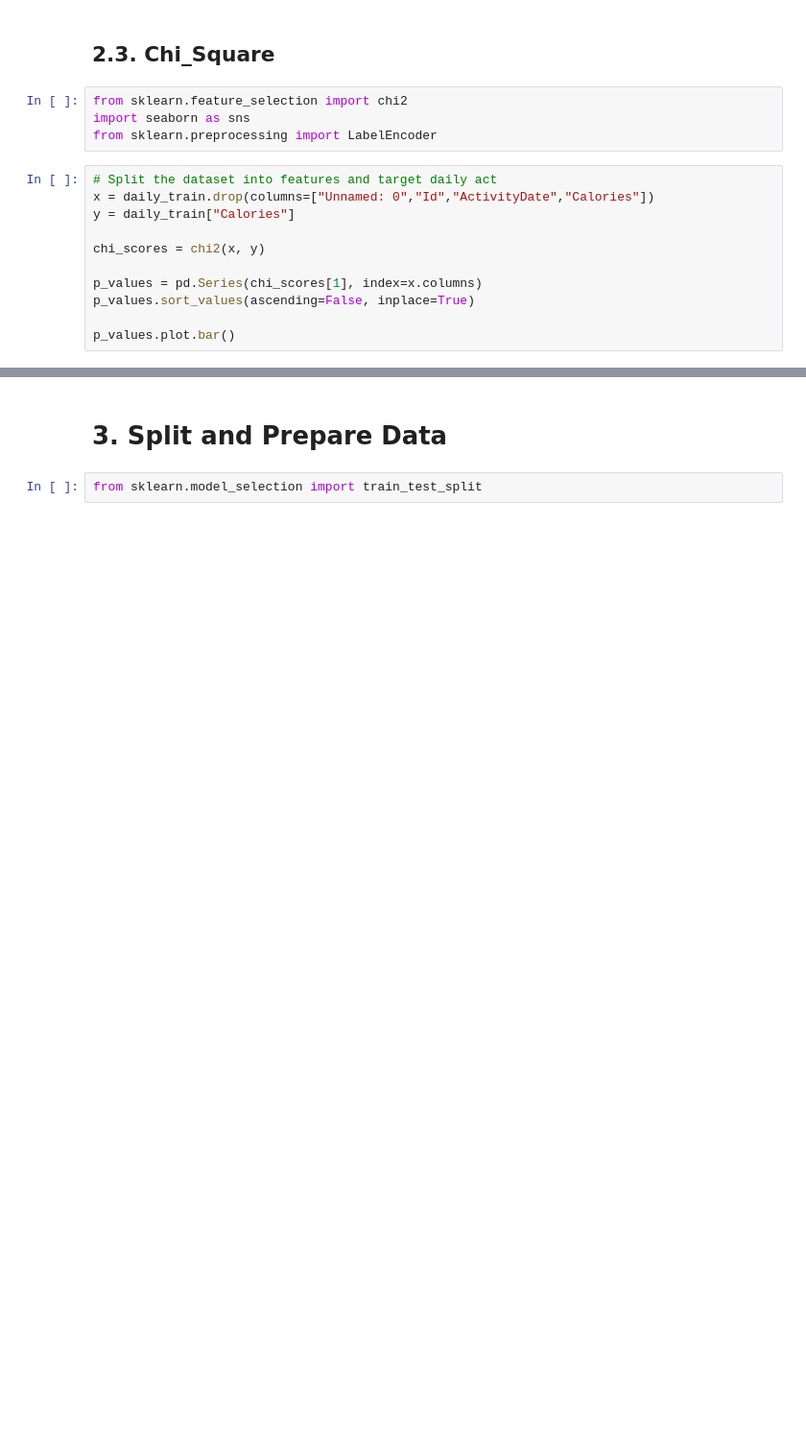
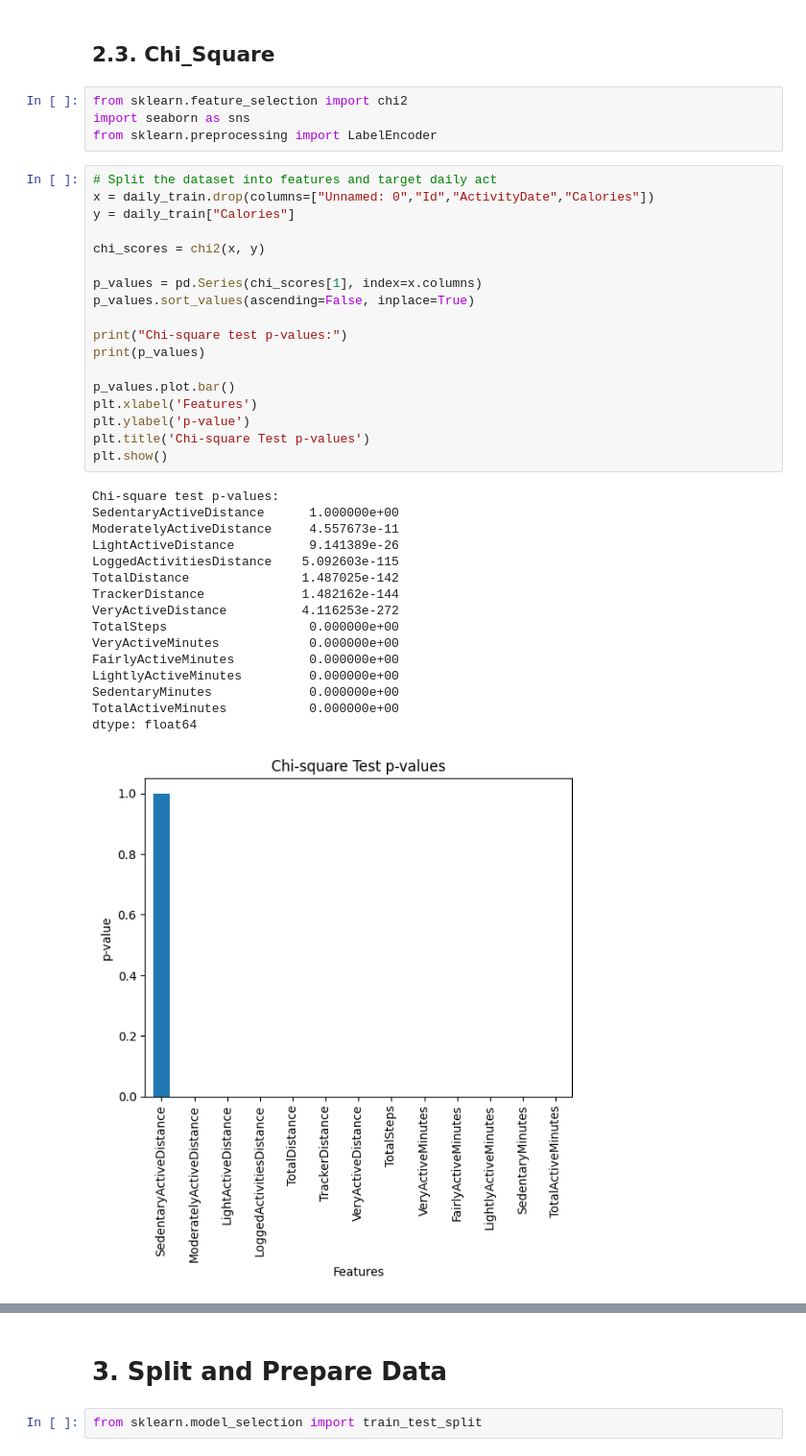
Before and after one commit to KengG1M/Country-Wise-IQ-Prediction-Analysis, a Jupyter notebook: src/data_mining.ipynb, the cells around one changed output, grey strips where cells are left out. Shown at 96% size. Saved outputs shown, nothing was run; the diff lists cells and outputs as text; blank space fills up the shorter version.

```diff
--- a/src/data_mining.ipynb
+++ b/src/data_mining.ipynb
@@ -610,14 +715,38 @@ from sklearn.preprocessing import LabelEncoder
 # %%
 # Split the dataset into features and target daily act
 x = daily_train.drop(columns=["Unnamed: 0","Id","ActivityDate","Calories"])
 y = daily_train["Calories"]
 
 chi_scores = chi2(x, y)
 
 p_values = pd.Series(chi_scores[1], index=x.columns)
 p_values.sort_values(ascending=False, inplace=True)
 
+print("Chi-square test p-values:")
+print(p_values)
+
 p_values.plot.bar()
+plt.xlabel('Features')
+plt.ylabel('p-value')
+plt.title('Chi-square Test p-values')
+plt.show()
+# %% [output]
+Chi-square test p-values:
+SedentaryActiveDistance      1.000000e+00
+ModeratelyActiveDistance     4.557673e-11
+LightActiveDistance          9.141389e-26
+LoggedActivitiesDistance    5.092603e-115
+TotalDistance               1.487025e-142
+TrackerDistance             1.482162e-144
+VeryActiveDistance          4.116253e-272
+TotalSteps                   0.000000e+00
+VeryActiveMinutes            0.000000e+00
+FairlyActiveMinutes          0.000000e+00
+LightlyActiveMinutes         0.000000e+00
+SedentaryMinutes             0.000000e+00
+TotalActiveMinutes           0.000000e+00
+dtype: float64
+[figure, added]
 # %%
 
 # Split the dataset into features and target sleep day
```
Also changed, not shown: parts of 17 cells of this notebook.
